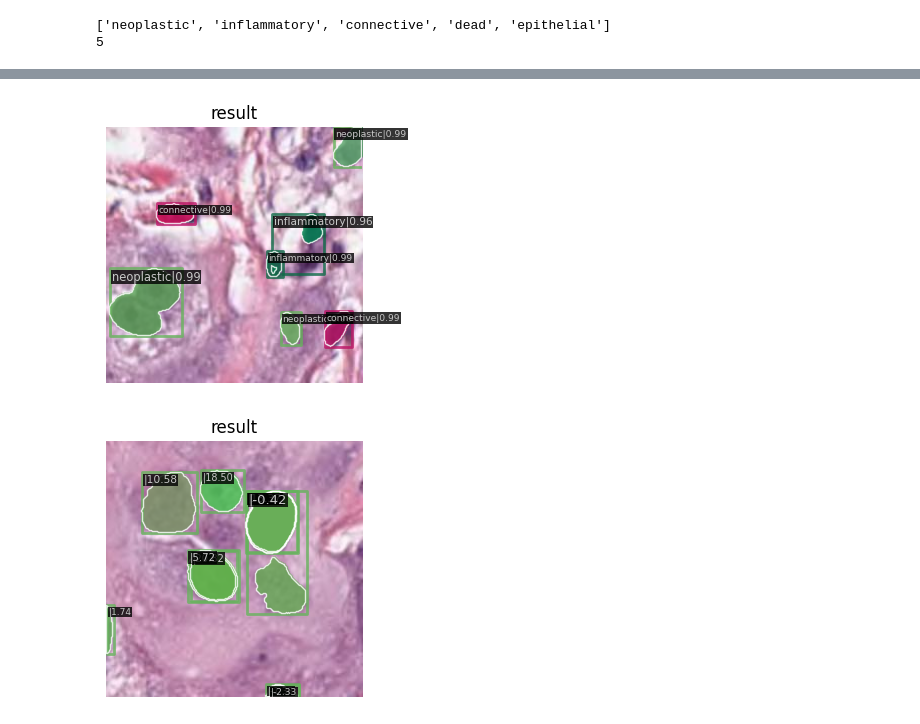
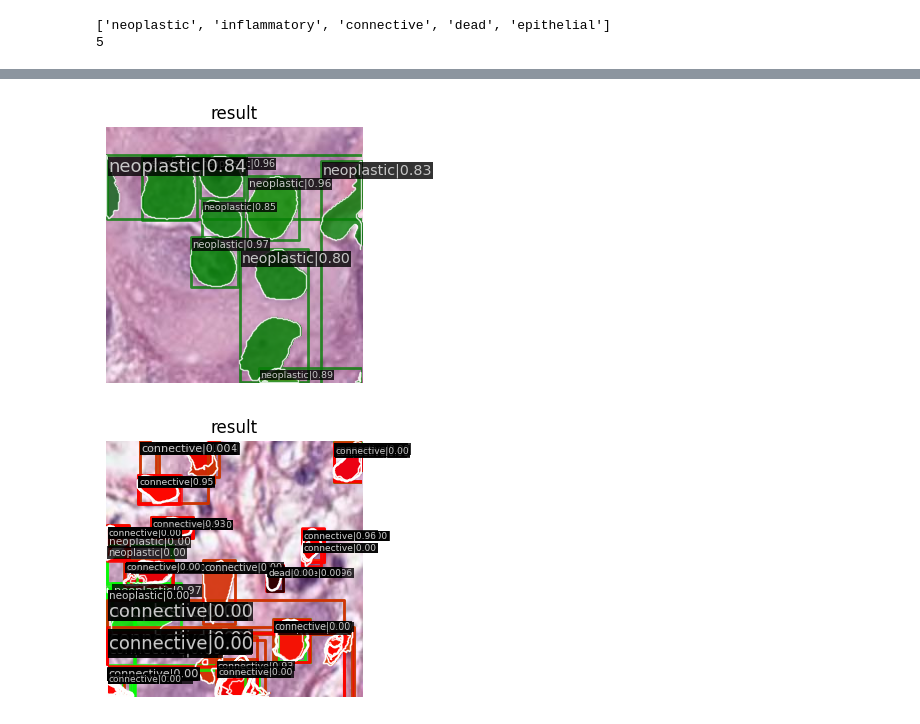
Before and after one commit to thnguyn2/betrayed-by-captions, a Jupyter notebook: notebooks/inference_panuke.ipynb, the cells around one changed output, grey strips where cells are left out. Drawn from its saved outputs; the diff is of its cells as text; code cells hidden in the pictures.

```diff
--- a/notebooks/inference_panuke.ipynb
+++ b/notebooks/inference_panuke.ipynb
@@ -23,7 +23,7 @@ from PIL import Image
 # %%
 # OVIS model
 config_file = '../configs/demo/path_ground_baseline.py'
-checkpoint_file = '../work_dirs/path_ground_baseline_1_sample/epoch_40.pth'
+checkpoint_file = '../work_dirs/path_ground_baseline/epoch_20.pth'
 # %%
 # build the model from a config file and a checkpoint file
 model = init_detector(config_file, checkpoint_file)
@@ -46,11 +46,11 @@ model.CLASSES = CLASSES
 ['neoplastic', 'inflammatory', 'connective', 'dead', 'epithelial']
 5
 # %%
-val_coco = COCO("/jupyter-users-home/tan-2enguyen/datasets/pathology/anno_caption_merged/annotations_region_only/train_instances.json")
-coco_captions = COCO('/jupyter-users-home/tan-2enguyen/datasets/pathology/anno_caption_merged/annotations_region_only/train_captions.json')
+val_coco = COCO("/jupyter-users-home/tan-2enguyen/datasets/pathology/anno_caption_merged/annotations_region_only/val_instances.json")
+coco_captions = COCO('/jupyter-users-home/tan-2enguyen/datasets/pathology/anno_caption_merged/annotations_region_only/val_captions.json')
 
 img_dir = "/jupyter-users-home/tan-2enguyen/datasets/pathology/anno_caption_merged/images"
-image_id = 1
+image_id = 5183
 
 img = val_coco.imgs[image_id]
 # %% [output]
@@ -113,9 +113,11 @@ plt.show()
 # %%
 # Predict segmentation results, as well as image captions
 result = inference_detector(model, image, with_caption=True, logging=True)[0]
+# %%
+COLOR_PALETTE =[(5, 127, 6), (245, 159, 9), (249, 7, 10),  (0, 0, 255),  (255, 255, 0)]
 # %%
 # show the results
-show_result_pyplot(model, image, result, score_thr=0.9)
+show_result_pyplot(model, image, result, score_thr=0.8, palette=COLOR_PALETTE)
 # %% [output]
-[figure, old version]
+[figure, new version]
 # %%
@@ -123,4 +125,4 @@ result = inference_detector(model, image, with_caption=True, logging=True, groun
 # %%
-show_result_pyplot(model, image, result, score_thr=-2000)
+show_result_pyplot(model, image, result, score_thr=-30, palette=COLOR_PALETTE)
 # %% [output]
-[figure, old version]
+[figure, new version]
```
Also changed, not shown: parts of 5 cells of this notebook, 3 other files.
